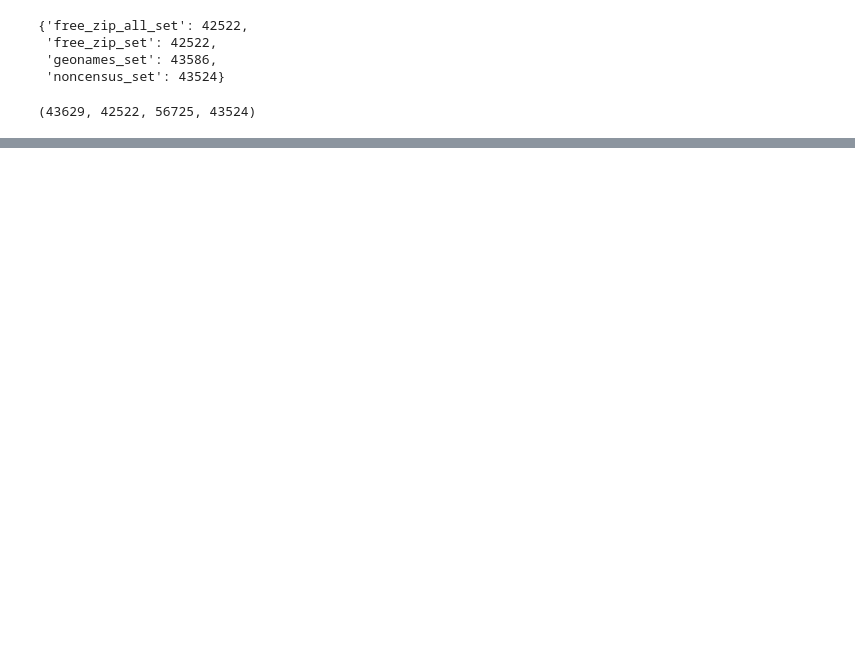
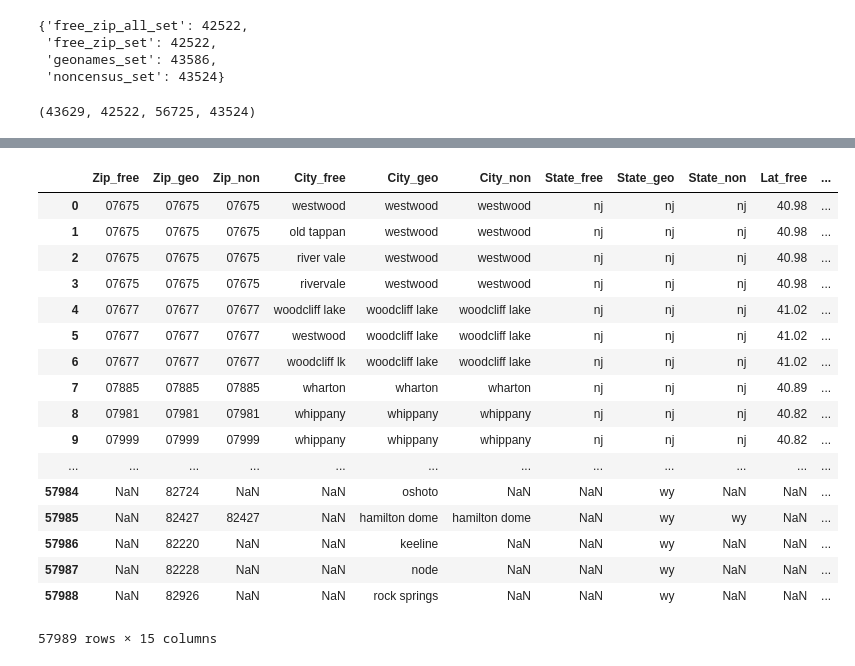
Before and after one commit to wrobstory/zipwhich, a Jupyter notebook: ZipComparo.ipynb, the cells around one changed output, grey strips where cells are left out. Saved outputs shown, nothing was run; the diff lists cells and outputs as text; code cells hidden in the pictures; blank space fills up the shorter version.

```diff
--- a/ZipComparo.ipynb
+++ b/ZipComparo.ipynb
@@ -229,0 +167,7 @@ master_zips = master_zips.rename(columns={'Lon_free_x': 'Lon_free',
+# %%
+# Join the previous two joins into one another
+merged_all = pd.merge(merged_free_geo_zip, merged_non_geo_zip,
+                      how='inner',
+                      left_on=['Zip_geo','State_geo'],
+                      right_on=['Zip_geo', 'State_geo'])
+merged_all
@@ -229,0 +193,30 @@ master_zips = master_zips.rename(columns={'Lon_free_x': 'Lon_free',
+# %%
+# Reorder, and we only want to keep one of the Geo join key columns
+master_zips = merged_all[['Zip_free', 'Zip_geo', 'Zip_non',
+                          'City_free', 'City_geo_x', 'City_non',
+                          'State_free', 'State_geo', 'State_non',
+                          'Lat_free', 'Lat_geo_x', 'Lat_non',
+                          'Lon_free', 'Lon_geo_x', 'Lon_non']]
+master_zips = master_zips.rename(columns={'City_geo_x': 'City_geo',
+                                          'Lon_geo_x': 'Lon_geo',
+                                          'Lat_geo_x': 'Lat_geo'})
+master_zips
+# %% [output]
+|  | Zip_free | Zip_geo | Zip_non | City_free | City_geo | City_non | State_free | State_geo | State_non | Lat_free | ... |
+| 0 | 07675 | 07675 | 07675 | westwood | westwood | westwood | nj | nj | nj | 40.98 | ... |
+| 1 | 07675 | 07675 | 07675 | old tappan | westwood | westwood | nj | nj | nj | 40.98 | ... |
+| 2 | 07675 | 07675 | 07675 | river vale | westwood | westwood | nj | nj | nj | 40.98 | ... |
+| 3 | 07675 | 07675 | 07675 | rivervale | westwood | westwood | nj | nj | nj | 40.98 | ... |
+| 4 | 07677 | 07677 | 07677 | woodcliff lake | woodcliff lake | woodcliff lake | nj | nj | nj | 41.02 | ... |
+| 5 | 07677 | 07677 | 07677 | westwood | woodcliff lake | woodcliff lake | nj | nj | nj | 41.02 | ... |
+| 6 | 07677 | 07677 | 07677 | woodcliff lk | woodcliff lake | woodcliff lake | nj | nj | nj | 41.02 | ... |
+| 7 | 07885 | 07885 | 07885 | wharton | wharton | wharton | nj | nj | nj | 40.89 | ... |
+| 8 | 07981 | 07981 | 07981 | whippany | whippany | whippany | nj | nj | nj | 40.82 | ... |
+| 9 | 07999 | 07999 | 07999 | whippany | whippany | whippany | nj | nj | nj | 40.82 | ... |
+| ... | ... | ... | ... | ... | ... | ... | ... | ... | ... | ... | ... |
+| 57984 | NaN | 82724 | NaN | NaN | oshoto | NaN | NaN | wy | NaN | NaN | ... |
+| 57985 | NaN | 82427 | 82427 | NaN | hamilton dome | hamilton dome | NaN | wy | wy | NaN | ... |
+| 57986 | NaN | 82220 | NaN | NaN | keeline | NaN | NaN | wy | NaN | NaN | ... |
+| 57987 | NaN | 82228 | NaN | NaN | node | NaN | NaN | wy | NaN | NaN | ... |
+| 57988 | NaN | 82926 | NaN | NaN | rock springs | NaN | NaN | wy | NaN | NaN | ... |
+57989 rows × 15 columns
```
Also changed, not shown: parts of 26 cells of this notebook, 1 other file.
